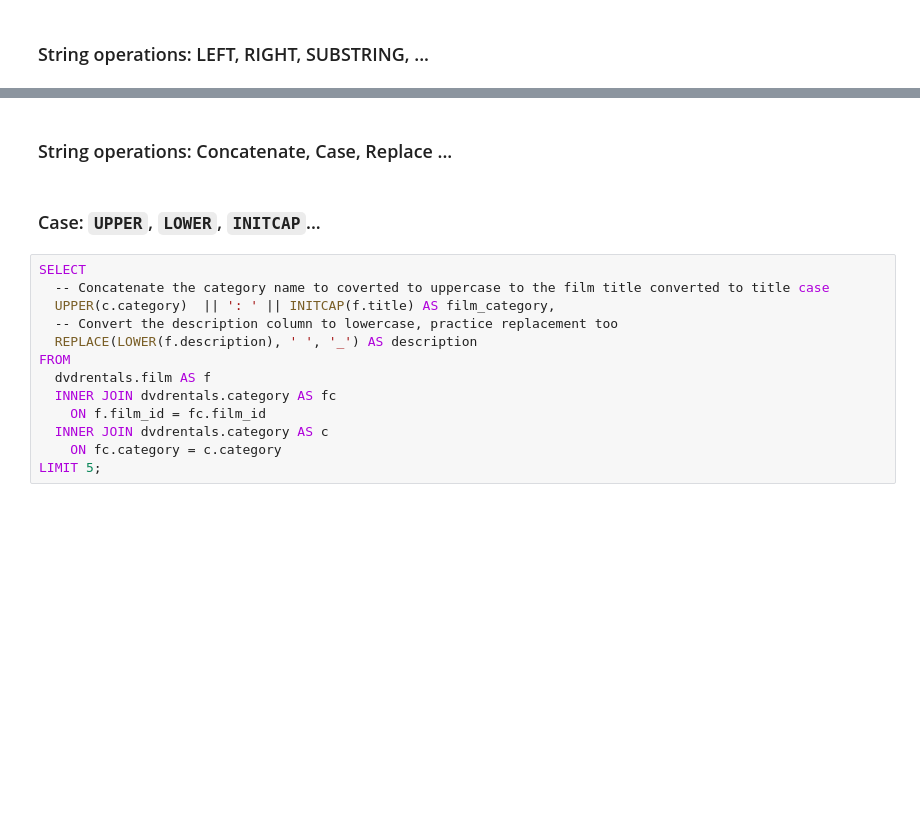
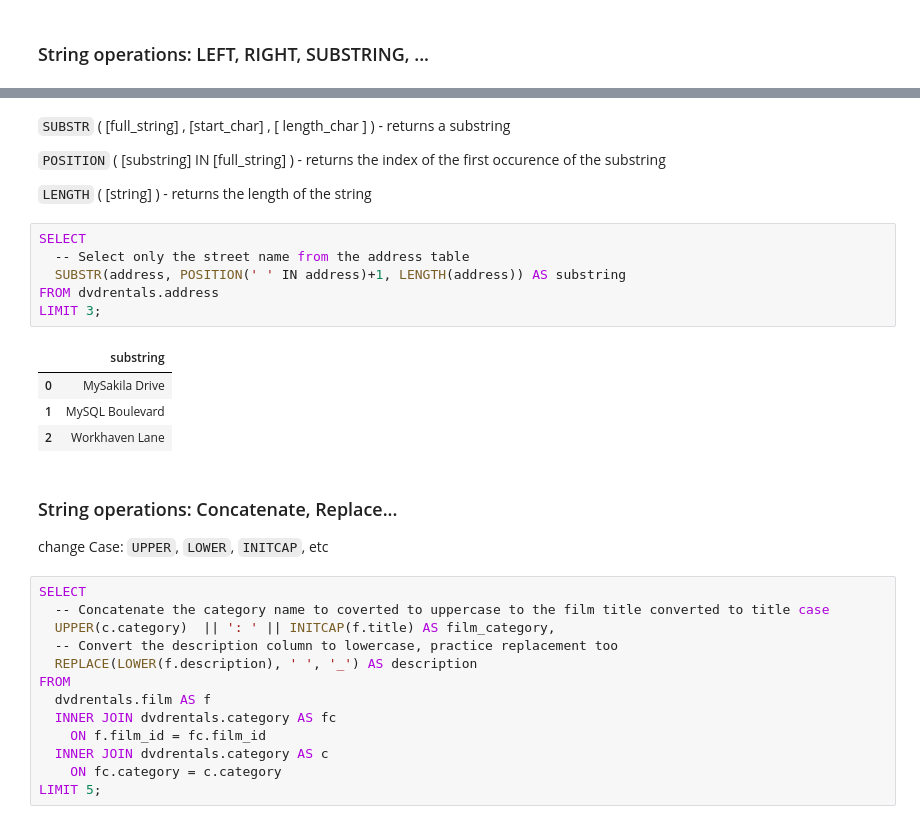
Before and after one commit to ursumarius/sql-datacamp, a Jupyter notebook: PostgreSQL-manipulating-data-functions/PostgreSQL-manipulating-data.ipynb, the cells around one changed output, grey strips where cells are left out. Saved outputs shown, nothing was run; the diff lists cells and outputs as text; blank space fills up the shorter version.

```diff
--- a/PostgreSQL-manipulating-data-functions/PostgreSQL-manipulating-data.ipynb
+++ b/PostgreSQL-manipulating-data-functions/PostgreSQL-manipulating-data.ipynb
@@ -38,7 +129,23 @@ Error: SUBSTRINGZ( full_string , start_char , [ length_char ] )  - syntax error
+# %% [markdown]
+`SUBSTR` ( [full_string] , [start_char] , [ length_char ] ) - returns a substring
+
+`POSITION` ( [substring] IN [full_string] ) - returns the index of the first occurence of the substring
+
+`LENGTH` ( [string] ) - returns the length of the string
+# %%
+SELECT
+  -- Select only the street name from the address table
+  SUBSTR(address, POSITION(' ' IN address)+1, LENGTH(address)) AS substring
+FROM dvdrentals.address
+LIMIT 3;
+# %% [output]
+|  | substring |
+| 0 | MySakila Drive |
+| 1 | MySQL Boulevard |
+| 2 | Workhaven Lane |
 # %% [markdown]
-### String operations: Concatenate, Case, Replace ...
+### String operations: Concatenate, Replace...
+change Case: `UPPER`, `LOWER`, `INITCAP`, etc
-# %% [markdown]
-### Case: `UPPER`, `LOWER`, `INITCAP`...
 # %%
 SELECT
   -- Concatenate the category name to coverted to uppercase to the film title converted to title case
```
Also changed, not shown: parts of 31 cells of this notebook, 1 other file.
